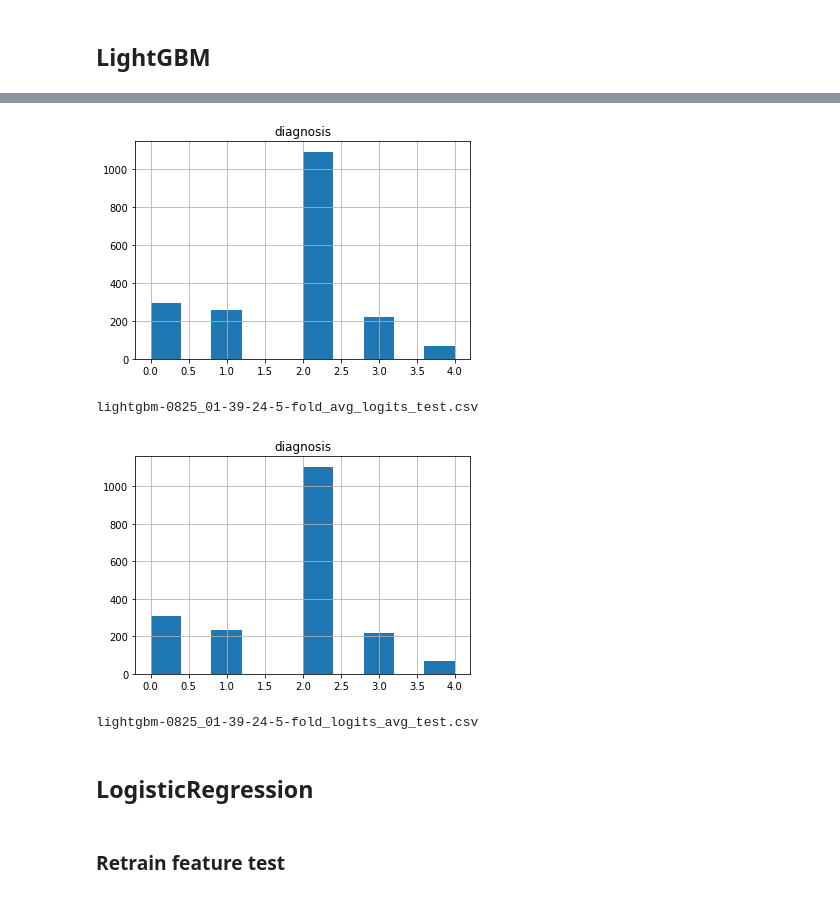
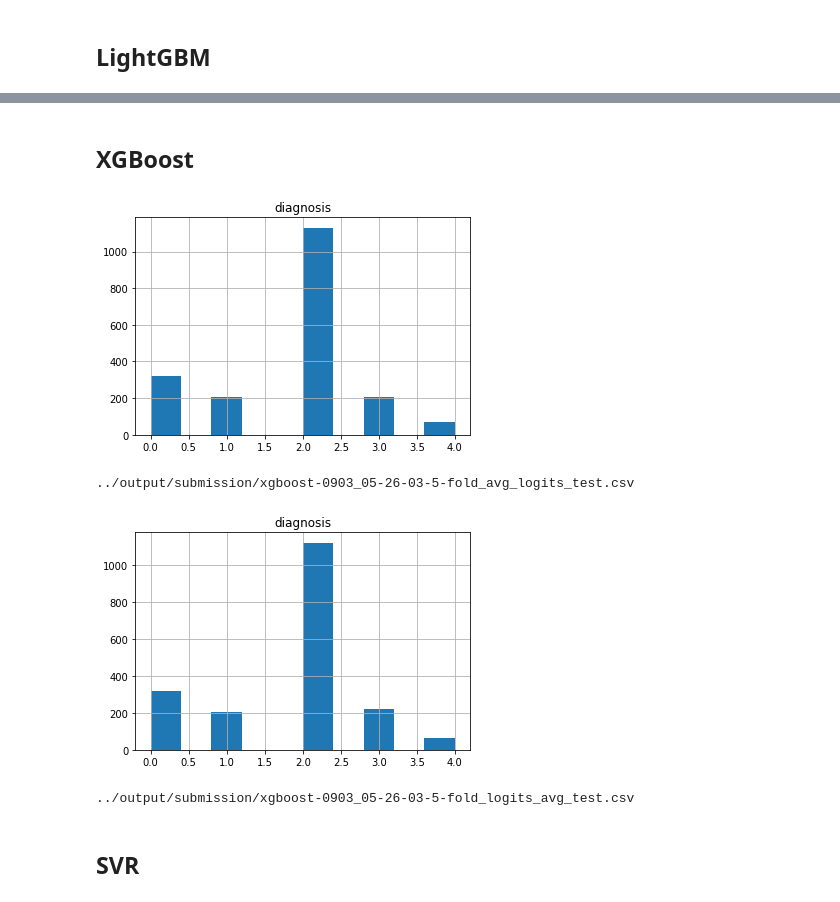
Before and after one commit to mikelkl/APTOS2019, a Jupyter notebook: notebooks/stacking-logits.ipynb, the cells around one changed output, grey strips where cells are left out. Saved outputs shown, nothing was run; the diff lists cells and outputs as text; code cells hidden in the pictures.

```diff
--- a/notebooks/stacking-logits.ipynb
+++ b/notebooks/stacking-logits.ipynb
@@ -547,4 +326,4 @@ lightgbm-0825_01-39-24
 # %%
-with open(model_save_name, "rb") as f:
-    gbm = pk.load(f)
+# with open(model_save_name, "rb") as f:
+#     gbm = pk.load(f)
 # %% [markdown]
@@ -619,17 +461,20 @@ lr-0825_01-39-24
 # %%
-X_test = np.concatenate([b3_test_logits, b4_test_logits, b5_test_logits], axis=1)
-X_test.shape
+b3_test_avg_feats = np.average(b3_test_logits_list, axis=0)
+b4_test_avg_feats = np.average(b4_test_logits_list, axis=0)
+b5_test_avg_feats = np.average(b5_test_logits_list, axis=0)
+
+
+X_test = np.concatenate([b3_test_avg_feats, b4_test_avg_feats, b5_test_avg_feats], axis=1)
 y_pred = gbm.predict(X_test)
 
 y_pred = np.round(y_pred)
-
 
 test_df.diagnosis = y_pred.astype(int)
 
 test_df.hist()
 plt.show()
 
-submition_filename = "{}-retrain_feature_test.csv".format(model_save_name)
-test_df.to_csv(submition_filename,index=False)
+submition_filename = "../output/submission/{}-5-fold_avg_logits_test.csv".format(model_save_name)
+test_df.to_csv(submition_filename, index=False)
 print(submition_filename)
 # %% [output]
@@ -637,0 +483,20 @@ lightgbm-0825_01-39-24-retrain_feature_test.csv
+# %%
+# 5 test feature then avg
+
+results = []
+for b3, b4, b5 in zip(b3_test_logits_list, b4_test_logits_list, b5_test_logits_list):
+    X_test = np.concatenate([b3, b4, b5], axis=1)
+    res = gbm.predict(X_test)
+    results.append(res)
+
+avg_res_gbm = np.average(results, axis=0)
+y_pred = np.round(avg_res_gbm)
+
+test_df.diagnosis = y_pred.astype(int)
+
+test_df.hist()
+plt.show()
+
+submition_filename = "../output/submission/{}-5-fold_logits_avg_test.csv".format(model_save_name)
+test_df.to_csv(submition_filename, index=False)
+print(submition_filename)
@@ -638,49 +506,50 @@ lightgbm-0825_01-39-24-retrain_feature_test.csv
+# %% [markdown]
+## XGBoost
+# %%
+model_save_name = "xgboost-0903_05-26-03"
 # %%
-
 b3_test_avg_feats = np.average(b3_test_logits_list, axis=0)
 b4_test_avg_feats = np.average(b4_test_logits_list, axis=0)
 b5_test_avg_feats = np.average(b5_test_logits_list, axis=0)
 
 
 X_test = np.concatenate([b3_test_avg_feats, b4_test_avg_feats, b5_test_avg_feats], axis=1)
-y_pred = gbm.predict(X_test)
+y_pred = xlf.predict(X_test)
 
 y_pred = np.round(y_pred)
 
 test_df.diagnosis = y_pred.astype(int)
 
 test_df.hist()
 plt.show()
 
-submition_filename = "{}-5-fold_avg_logits_test.csv".format(model_save_name)
+submition_filename = "../output/submission/{}-5-fold_avg_logits_test.csv".format(model_save_name)
 test_df.to_csv(submition_filename, index=False)
 print(submition_filename)
 # %% [output]
-[figure, old version]
+[figure, new version]
-lightgbm-0825_01-39-24-5-fold_avg_logits_test.csv
+../output/submission/xgboost-0903_05-26-03-5-fold_avg_logits_test.csv
 # %%
 # 5 test feature then avg
 results = []
 for b3, b4, b5 in zip(b3_test_logits_list, b4_test_logits_list, b5_test_logits_list):
     X_test = np.concatenate([b3, b4, b5], axis=1)
-    res = gbm.predict(X_test)
+    res = xlf.predict(X_test)
     results.append(res)
 
-avg_res = np.average(results, axis=0)
-y_pred = np.round(avg_res)
+avg_res_xlf = np.average(results, axis=0)
+y_pred = np.round(avg_res_xlf)
 
 test_df.diagnosis = y_pred.astype(int)
 
 test_df.hist()
 plt.show()
 
-submition_filename = "{}-5-fold_logits_avg_test.csv".format(model_save_name)
+submition_filename = "../output/submission/{}-5-fold_logits_avg_test.csv".format(model_save_name)
 test_df.to_csv(submition_filename, index=False)
 print(submition_filename)
 # %% [output]
-[figure, old version]
+[figure, new version]
-lightgbm-0825_01-39-24-5-fold_logits_avg_test.csv
+../output/submission/xgboost-0903_05-26-03-5-fold_logits_avg_test.csv
 # %% [markdown]
-## LogisticRegression
+## SVR
-# %% [markdown]
-### Retrain feature test
```
Also changed, not shown: parts of 53 cells of this notebook, 34 other files.
